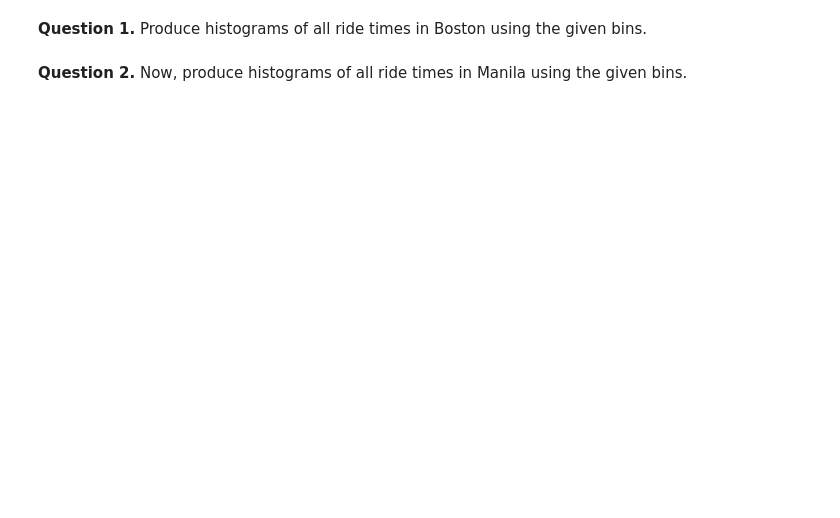
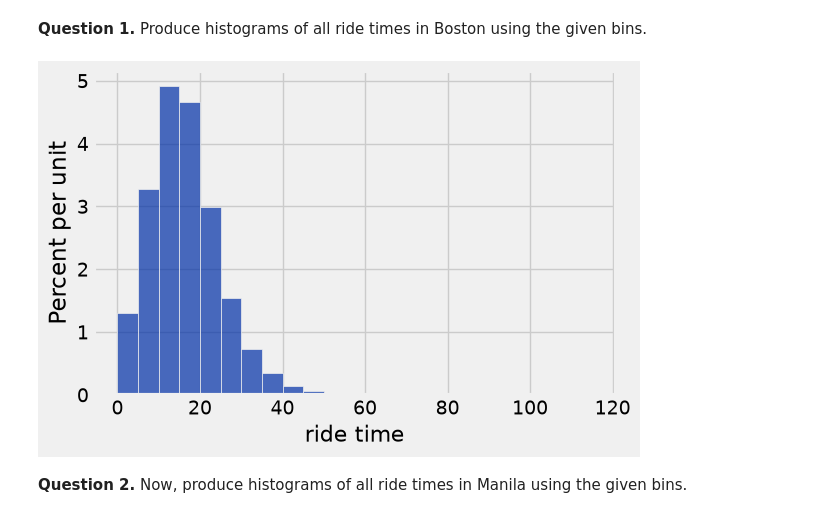
Before and after one commit to UOdsci/dsci101_distribution, a Jupyter notebook: homework/hw03/hw03.ipynb, the cells around one changed output. Saved outputs shown, nothing was run; the diff lists cells and outputs as text; code cells hidden in the pictures; blank space fills up the shorter version.

```diff
--- a/homework/hw03/hw03.ipynb
+++ b/homework/hw03/hw03.ipynb
@@ -411,7 +533,9 @@ manual: true
 <!-- EXPORT TO PDF -->
 # %%
 equal_bins = np.arange(0, 120, 5)
-...
+boston.hist("ride time", bins=equal_bins)
+# %% [output]
+[figure, added]
 # %% [markdown]
 **Question 2.** Now, produce histograms of all ride times in Manila using the given bins.
 
```
Also changed, not shown: parts of 53 cells of this notebook, 5 other files.
